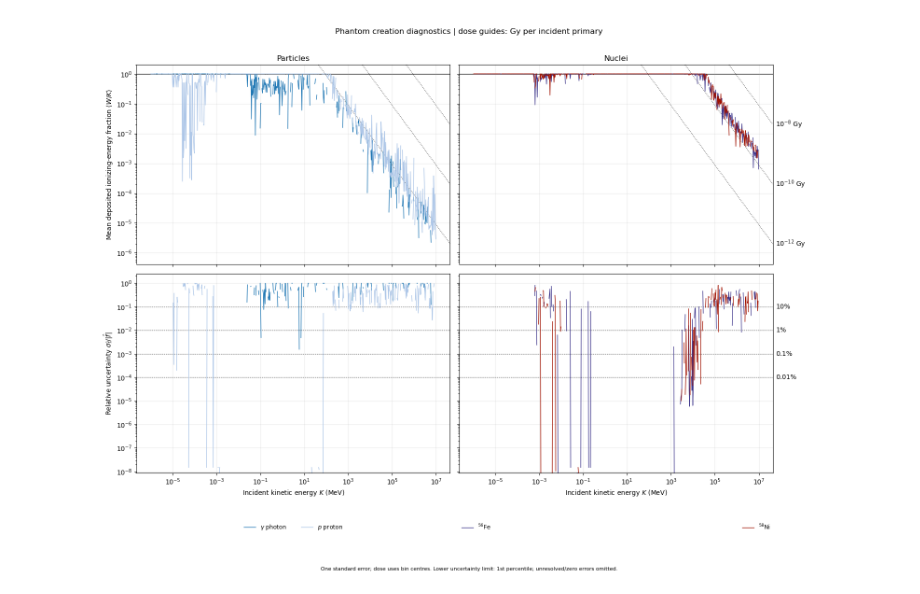
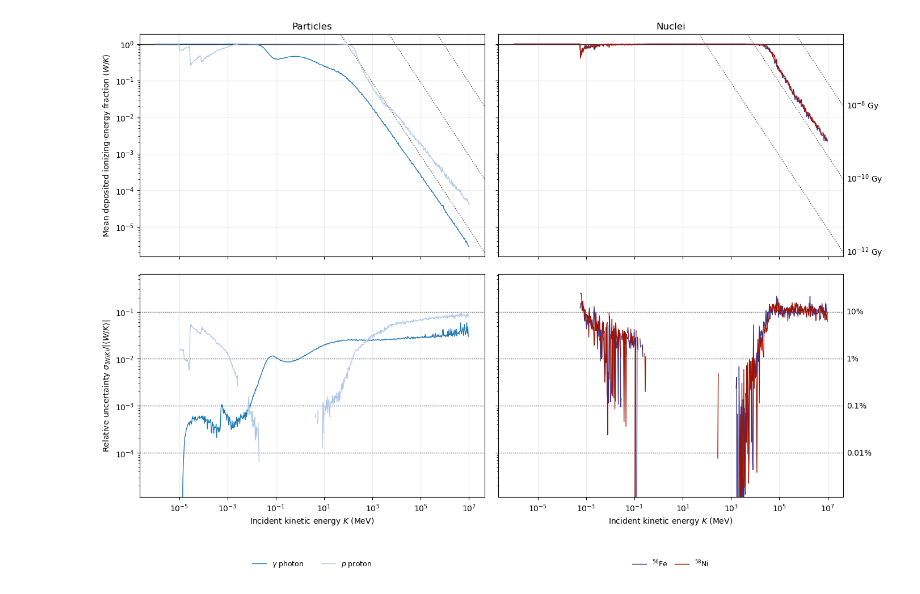
Before and after one commit to AtRIS-software/atris, a Jupyter notebook: docs/tutorials/water-phantom.ipynb, the cells around one changed output. Cells and saved outputs as stored; diff of their text form; code cells hidden in the pictures.

```diff
--- a/docs/tutorials/water-phantom.ipynb
+++ b/docs/tutorials/water-phantom.ipynb
@@ -50,9 +68,12 @@ The production cut controls secondary production; it is not a counting threshold
 # %%
-build = PhantomBuild.prepare(
-    run_dir, psf_path, [22, 2212, ion_pdg(26, 56), ion_pdg(28, 58)],
-    stem="water-sphere", pilot_events=1300,
-    production_cut_mm=0.1, relative_tolerance=0.05,
-    absolute_dose_tolerance_Gy=1e-12,
+name = "water-sphere"
+species = ["photon", "proton", "iron-56", "nickel-58"]
+
+builder = PhantomBuilder(
+    sphere, species,
+    name=name,
+    pilot_events=100_000_000,
+    production_cut_mm=0.1, dose_rtol=0.05, dose_atol_Gy=1e-12,
 )
-print("Prepared photon, proton, iron-56 and nickel-58 pilots: 1,300 primaries per batch.")
+print(builder)
 # %% [output]
@@ -80,10 +128,5 @@ Post-processing never starts transport. Only chunks with saved COMPLETE markers
 # %%
-build = PhantomBuild.open(run_dir)
-response = build.postprocess()
-quality = build.precision(response)
-print(f"Primaries retained: {response.sample_counts.sum():,}")
-print(f"Sampled bins: {np.count_nonzero(response.sample_counts):,}/{response.sample_counts.size:,}")
-print(f"Resolved energy bins: {quality['resolved'].sum():,}")
-print(f"Passing energy bins: {quality['passed'].sum():,}")
-print(f"Precision complete: {quality['passed'].all()}")
+phantom = Phantom.gather(name)
+print(phantom)
+phantom.save()
 # %% [output]
@@ -109,5 +160,8 @@ Unresolved and zero errors are omitted from log curves; the stored arrays remain
 # %%
-display(Image(filename=str(run_dir / "export" / "diagnostics.png")))
+fig, axes = plt.subplots(2, 2, figsize=(16, 12), sharex=True, sharey="row")
+plot_creation_diagnostics(phantom, axes=axes)
+fig.subplots_adjust(bottom=0.2, right=0.9, hspace=0.08, wspace=0.04)
+plt.show()
 # %% [output]
-[figure, old version]
+[figure, new version]
 # %% [markdown]
```
Also changed, not shown: parts of 18 cells of this notebook, 10 other files.
